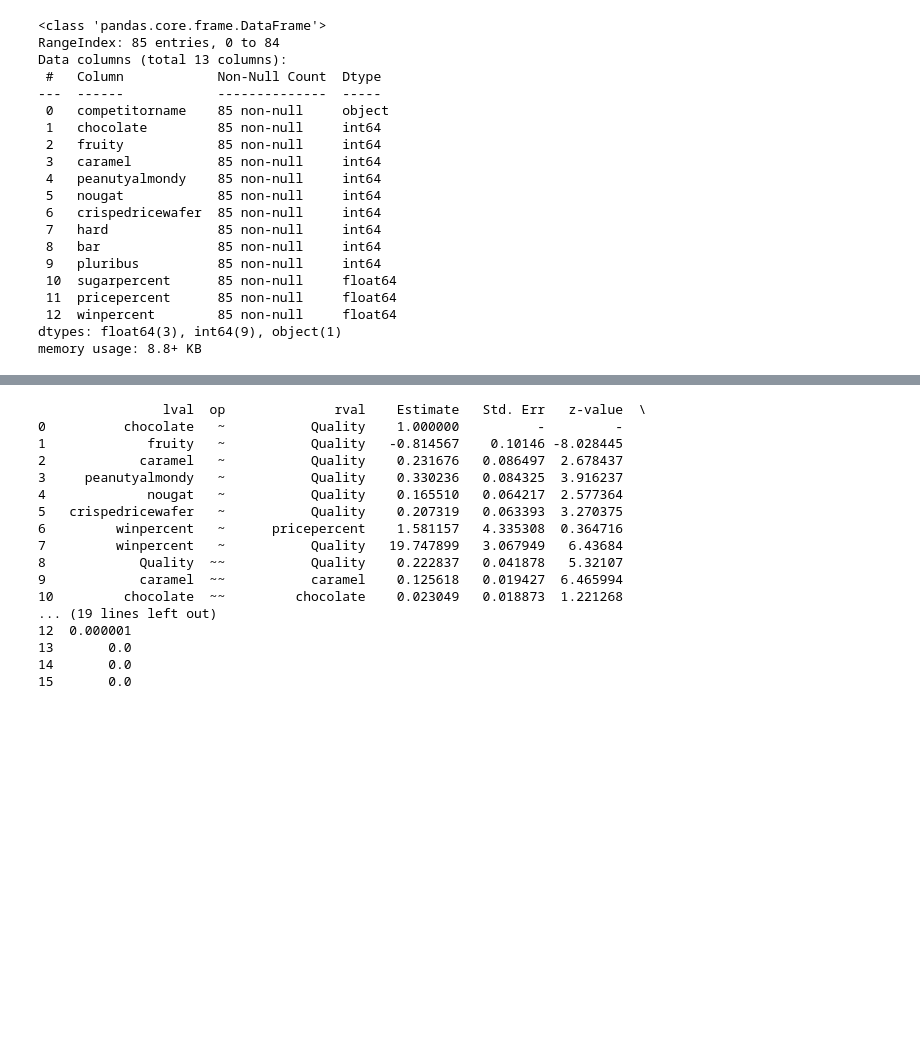
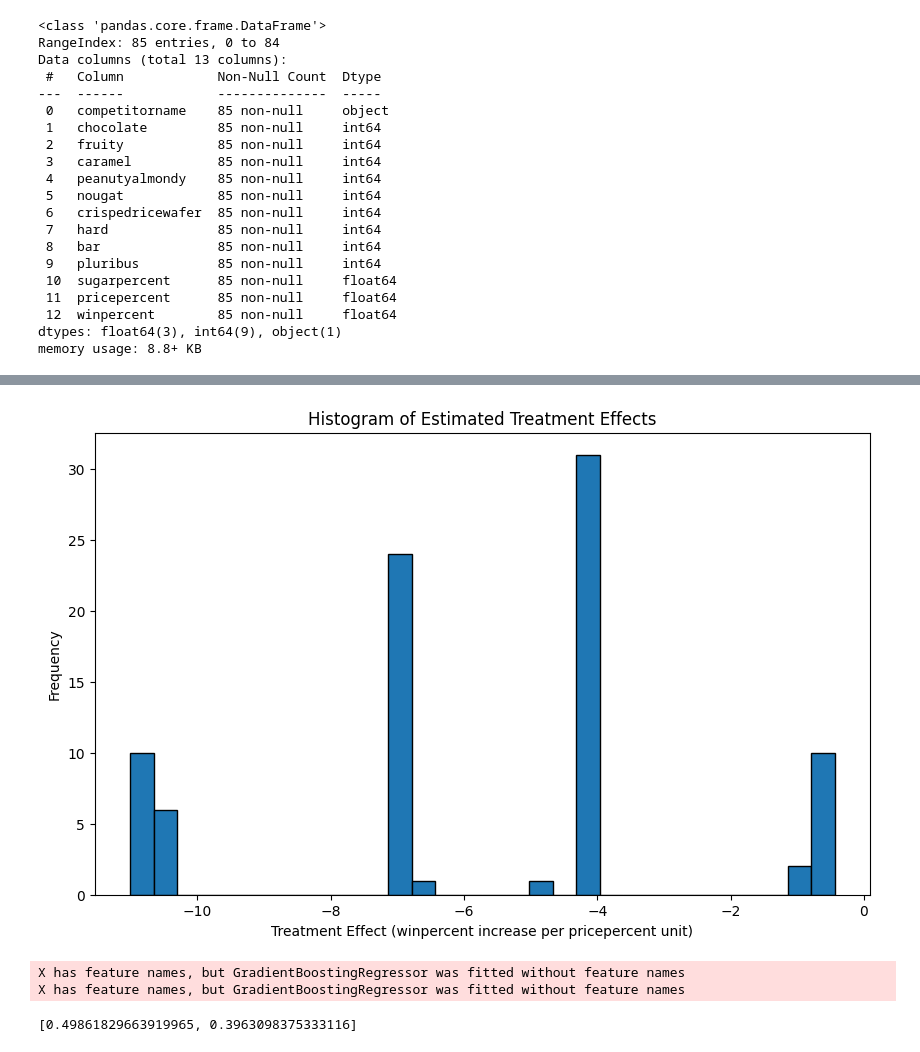
Before and after one commit to Eezzeldin/candy, a Jupyter notebook: candy_priceElasticity.ipynb, the cells around one changed output, grey strips where cells are left out. Saved outputs shown, nothing was run; the diff lists cells and outputs as text; code cells hidden in the pictures; blank space fills up the shorter version.

```diff
--- a/candy_priceElasticity.ipynb
+++ b/candy_priceElasticity.ipynb
@@ -78,38 +132,41 @@ Successfully installed numdifftools-0.9.41 semopy-2.3.11
-# %%
-import pandas as pd
-from semopy import Model
-
-# Load your data
-candy_data = pd.read_csv("/content/candy-data.csv")
-
-# Define the SEM model
-model_desc = """
-Quality =~ chocolate + fruity + caramel + peanutyalmondy + nougat + crispedricewafer
-winpercent ~ pricepercent + Quality
-"""
-
-# Instantiate and fit the model
-model = Model(model_desc)
-model.fit(candy_data)
-
-# Extract and display the results
-results = model.inspect()
-print(results)
-# %% [output]
-                lval  op              rval    Estimate   Std. Err   z-value  \
-0          chocolate   ~           Quality    1.000000          -         -
-1             fruity   ~           Quality   -0.814567    0.10146 -8.028445
-2            caramel   ~           Quality    0.231676   0.086497  2.678437
-3     peanutyalmondy   ~           Quality    0.330236   0.084325  3.916237
-4             nougat   ~           Quality    0.165510   0.064217  2.577364
-5   crispedricewafer   ~           Quality    0.207319   0.063393  3.270375
-6         winpercent   ~      pricepercent    1.581157   4.335308  0.364716
-7         winpercent   ~           Quality   19.747899   3.067949   6.43684
-8            Quality  ~~           Quality    0.222837   0.041878   5.32107
-9            caramel  ~~           caramel    0.125618   0.019427  6.465994
-10         chocolate  ~~         chocolate    0.023049   0.018873  1.221268
-... (19 lines left out)
-12  0.000001
-13       0.0
-14       0.0
-15       0.0
+# %%
+import pandas as pd
+from econml.dml import CausalForestDML
+from sklearn.ensemble import GradientBoostingRegressor
+from matplotlib import pyplot as plt
+
+# Load the dataset
+candy_data = pd.read_csv("/content/candy-data.csv")
+
+# Define features (confounders), treatment, and outcome
+X = candy_data[['chocolate',  'caramel', 'peanutyalmondy' , "pluribus" , 'hard']]
+W = candy_data ['sugarpercent'].values.reshape (-1,1)
+T = candy_data['pricepercent']
+Y = candy_data['winpercent']
+
+# Instantiate the Causal Forest model
+causal_forest = CausalForestDML(model_y=GradientBoostingRegressor(),
+                                model_t=GradientBoostingRegressor(),
+                                random_state=123)
+
+# Fit the model
+causal_forest.fit(Y, T, X=X)
+
+# Estimate the causal effect
+te_est = causal_forest.effect(X)
+
+# Plot the estimated treatment effect
+plt.figure(figsize=(10, 6))
+plt.hist(te_est, bins=30, edgecolor='k')
+plt.title('Histogram of Estimated Treatment Effects')
+plt.xlabel('Treatment Effect (winpercent increase per pricepercent unit)')
+plt.ylabel('Frequency')
+plt.show()
+# %% [output]
+[figure, added]
+# %%
+[mdl.score(X,Y) for mdls in causal_forest.models_y for mdl in mdls]
+# %% [output]
+X has feature names, but GradientBoostingRegressor was fitted without feature names
+X has feature names, but GradientBoostingRegressor was fitted without feature names
+[0.49861829663919965, 0.3963098375333116]
```
Also changed, not shown: parts of 7 cells of this notebook.
